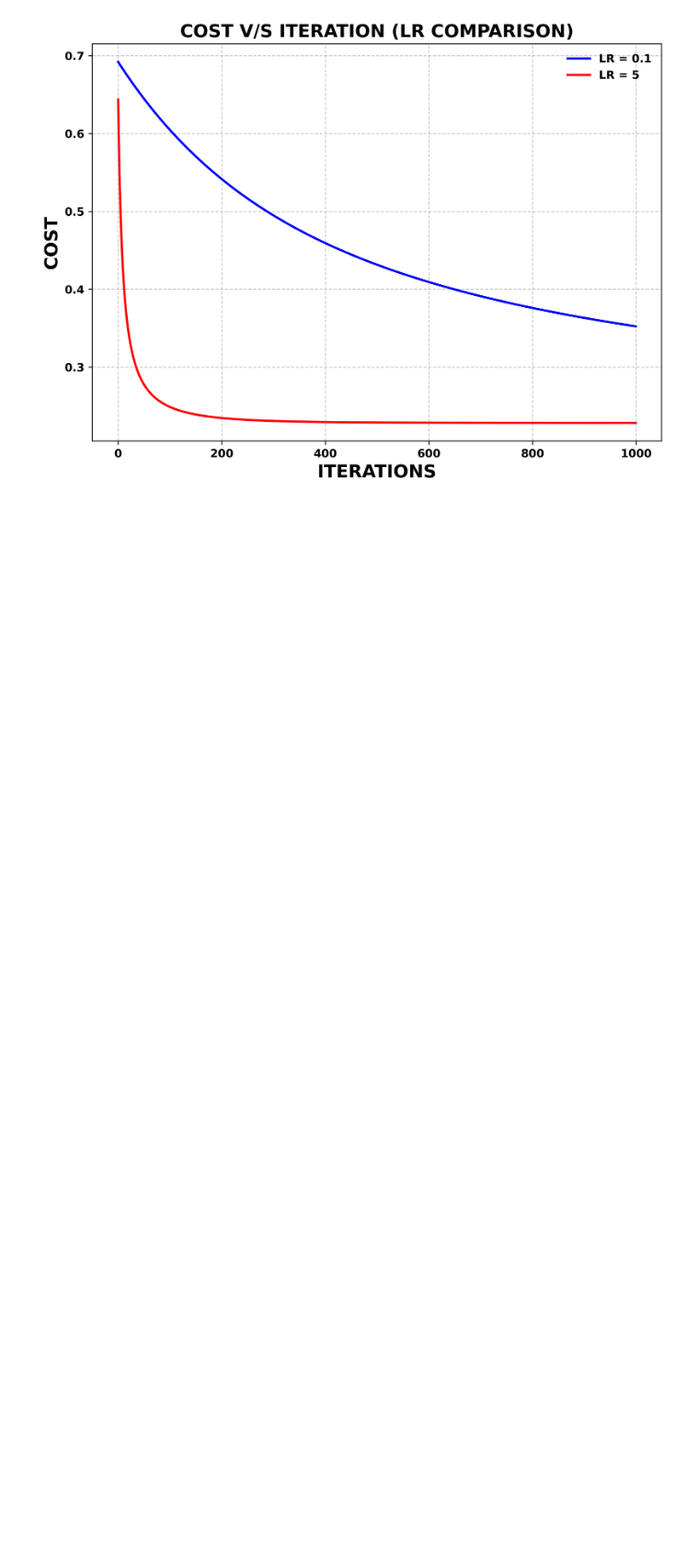
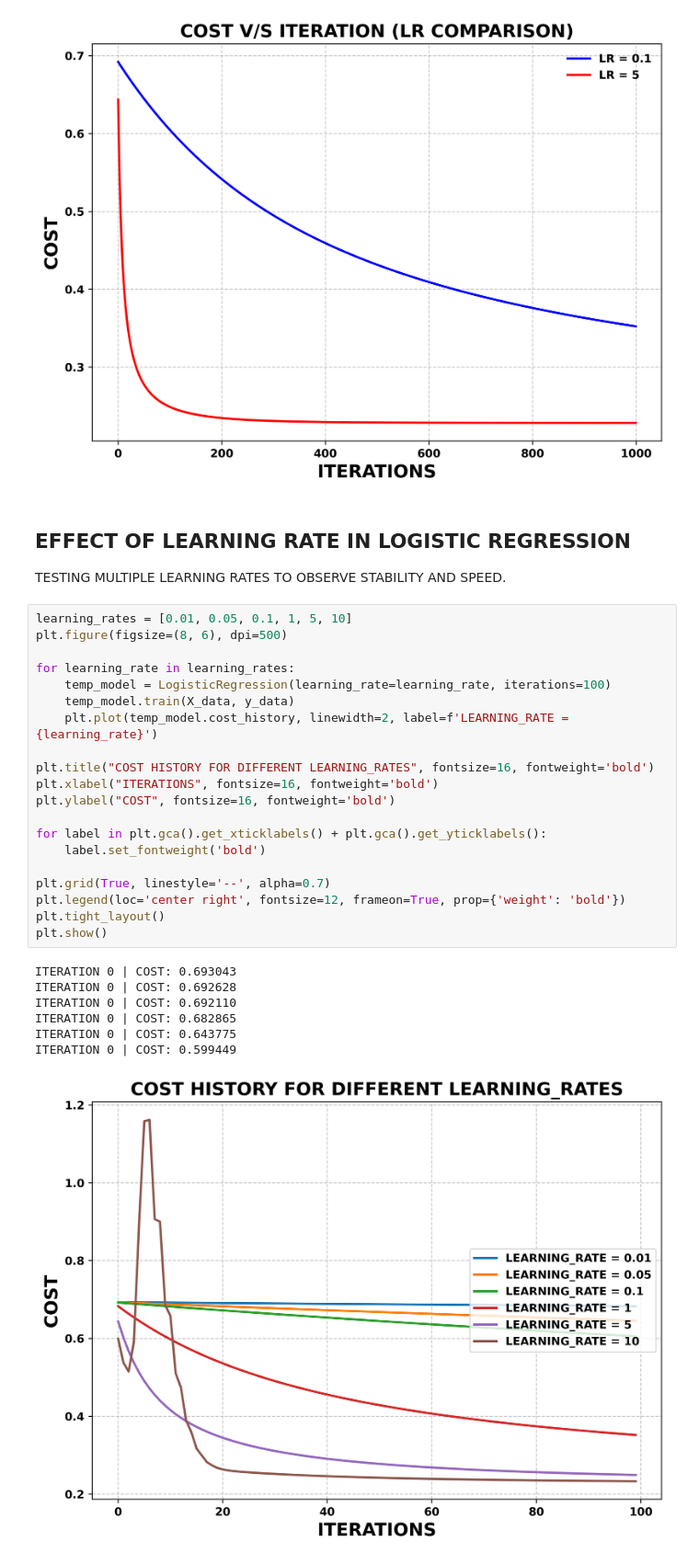
Before and after one commit to DaRkSouL36/LogisticRegression, a Jupyter notebook: LogisticRegression.ipynb, the cells around one changed output. Shown at 92% size. Saved outputs shown, nothing was run; the diff lists cells and outputs as text; blank space fills up the shorter version.

Commit message:
COST FUNCTION CONVERGENCE ANALYSIS
- EFFECT OF LEARNING RATE IN LOGISTIC REGRESSION

```diff
--- a/LogisticRegression.ipynb
+++ b/LogisticRegression.ipynb
@@ -616,3 +616,34 @@ ITERATION 700 | COST: 0.228473
 ITERATION 800 | COST: 0.228409
 ITERATION 900 | COST: 0.228376
 [figure]
+# %% [markdown]
+## EFFECT OF LEARNING RATE IN LOGISTIC REGRESSION
+TESTING MULTIPLE LEARNING RATES TO OBSERVE STABILITY AND SPEED.
+# %%
+learning_rates = [0.01, 0.05, 0.1, 1, 5, 10]
+plt.figure(figsize=(8, 6), dpi=500)
+
+for learning_rate in learning_rates:
+    temp_model = LogisticRegression(learning_rate=learning_rate, iterations=100)
+    temp_model.train(X_data, y_data)
+    plt.plot(temp_model.cost_history, linewidth=2, label=f'LEARNING_RATE = {learning_rate}')
+
+plt.title("COST HISTORY FOR DIFFERENT LEARNING_RATES", fontsize=16, fontweight='bold')
+plt.xlabel("ITERATIONS", fontsize=16, fontweight='bold')
+plt.ylabel("COST", fontsize=16, fontweight='bold')
+
+for label in plt.gca().get_xticklabels() + plt.gca().get_yticklabels():
+    label.set_fontweight('bold')
+
+plt.grid(True, linestyle='--', alpha=0.7)
+plt.legend(loc='center right', fontsize=12, frameon=True, prop={'weight': 'bold'})
+plt.tight_layout()
+plt.show()
+# %% [output]
+ITERATION 0 | COST: 0.693043
+ITERATION 0 | COST: 0.692628
+ITERATION 0 | COST: 0.692110
+ITERATION 0 | COST: 0.682865
+ITERATION 0 | COST: 0.643775
+ITERATION 0 | COST: 0.599449
+[figure, added]
```
Also changed, not shown: parts of 1 cell of this notebook.
